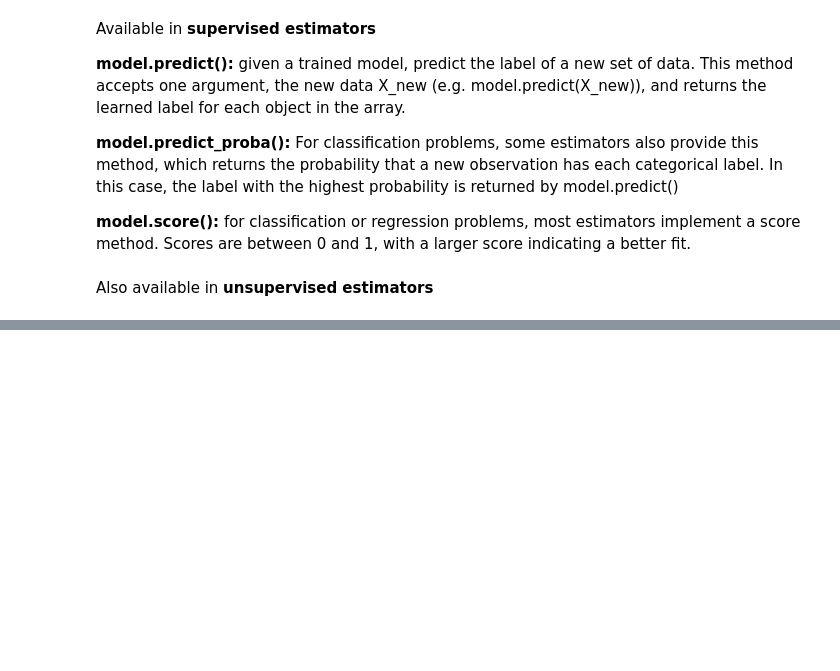
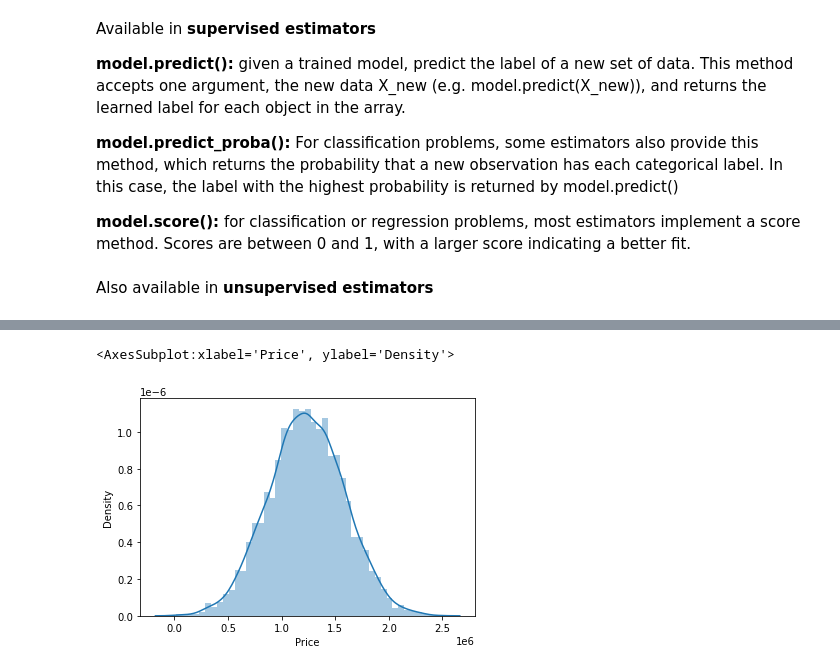
Before and after one commit to alisonjing/Udemy-Data-Science-and-ML-with-Python-course, a Jupyter notebook: 11-Linear-Regression/Section 14 Machine Learning_self_practice notes 4.24.2022.ipynb, the cells around one changed output, grey strips where cells are left out. Cells and saved outputs as stored; diff of their text form; code cells hidden in the pictures; blank space fills up the shorter version.

```diff
--- a/11-Linear-Regression/Section 14 Machine Learning_self_practice notes 4.24.2022.ipynb
+++ b/11-Linear-Regression/Section 14 Machine Learning_self_practice notes 4.24.2022.ipynb
@@ -37,0 +102,5 @@ Also available in **unsupervised estimators**
+# %%
+sns.distplot(df['Price'])
+# %% [output]
+<AxesSubplot:xlabel='Price', ylabel='Density'>
+[figure, added]
```
Also changed, not shown: parts of 47 cells of this notebook.
